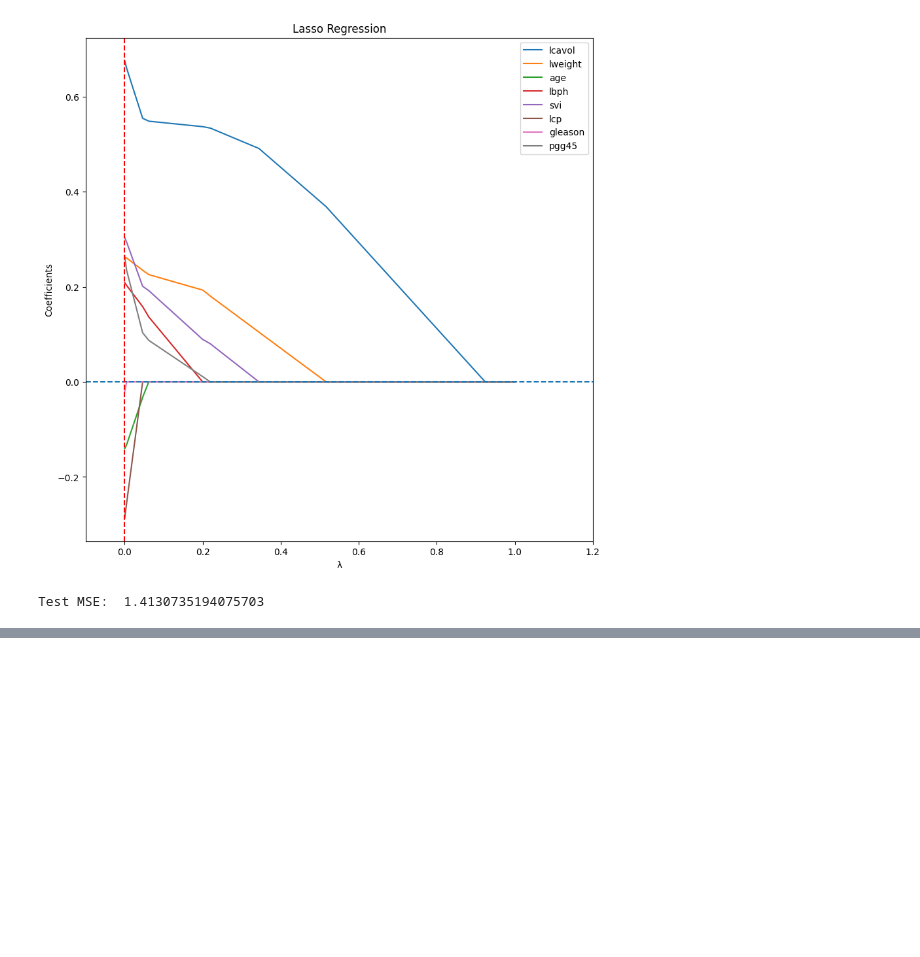
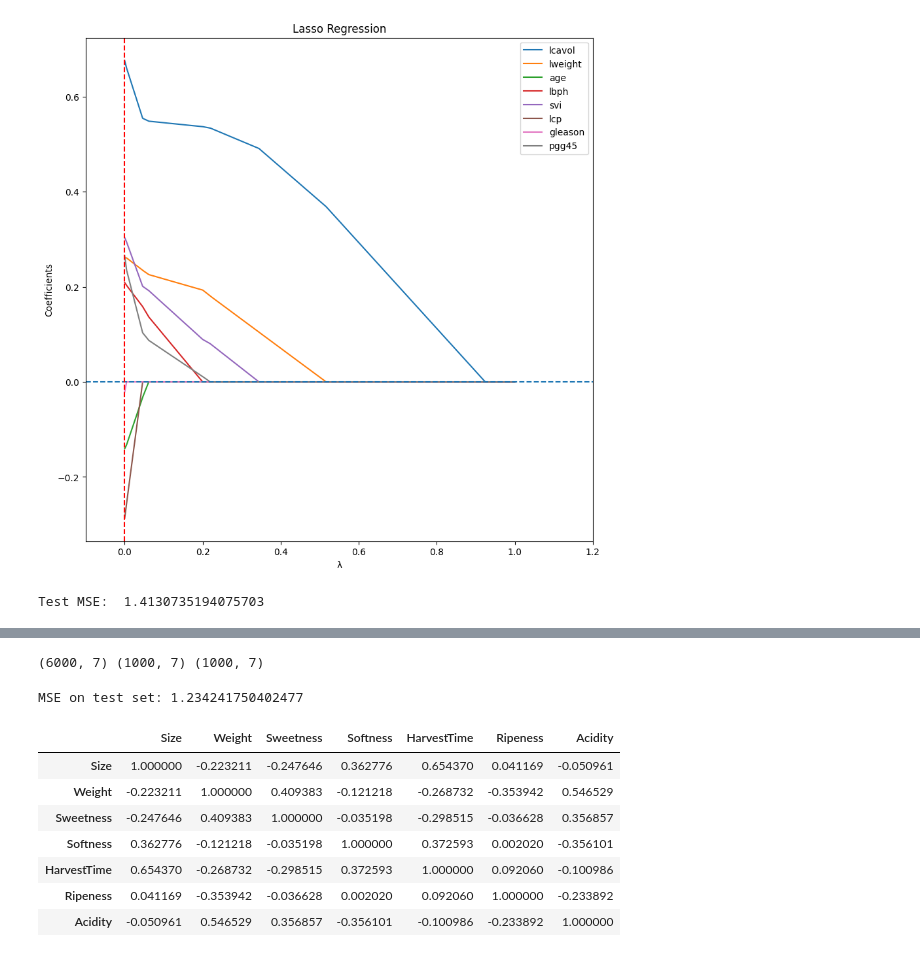
Before and after one commit to lizocf/ECE-475-Frequentist-ML, a Jupyter notebook: 1-linear-regression/lin-reg.ipynb, the cells around one changed output, grey strips where cells are left out. Drawn from its saved outputs; the diff is of its cells as text; code cells hidden in the pictures; blank space fills up the shorter version.

```diff
--- a/1-linear-regression/lin-reg.ipynb
+++ b/1-linear-regression/lin-reg.ipynb
@@ -300,0 +234,6 @@ Test MSE:  1.4130735194075703
+# %%
+# https://www.kaggle.com/datasets/l3llff/banana
+bananas_df = pd.read_csv('banana_quality.csv')
+
+bananas_df["Quality"] = bananas_df["Quality"].map({"Good": 1, "Bad": 0})
+bananas_df.head()
@@ -300,0 +247,4 @@ Test MSE:  1.4130735194075703
+# %%
+df_means = np.mean(bananas_df, axis=0)
+df_std = np.std(bananas_df, axis=0)
+bananas_df = (bananas_df - df_means) / df_std
@@ -300,0 +255,36 @@ Test MSE:  1.4130735194075703
+# %%
+X_train = df_train[:6000]
+y_train = df_y[:6000]
+
+X_val = df_train[6000:7000]
+y_val = df_y[6000:7000]
+
+X_test = df_train[7000:]
+y_test = df_y[7000:]
+
+print(X_train.shape, X_val.shape, X_test.shape)
+# %% [output]
+(6000, 7) (1000, 7) (1000, 7)
+# %%
+X_train_b = np.hstack((np.ones((X_train.shape[0], 1)), X_train))    # add bias terms (ones) to first col -> (N, p+1)
+X_test_b = np.hstack((np.ones((X_test.shape[0], 1)), X_test))
+
+beta = np.linalg.inv(X_train_b.T @ X_train_b) @ X_train_b.T @ y_train # shape: (9,), estimated coefficients
+
+y_pred = np.dot(X_test_b, beta) # estimate for tests
+mse = np.mean((y_test - y_pred)**2) # compute MSE
+
+print("MSE on test set:", mse)
+# %% [output]
+MSE on test set: 1.234241750402477
+# %%
+X_train.corr()  # does it have to be a lower triangle shape?
+# %% [output]
+|  | Size | Weight | Sweetness | Softness | HarvestTime | Ripeness | Acidity |
+| Size | 1.000000 | -0.223211 | -0.247646 | 0.362776 | 0.654370 | 0.041169 | -0.050961 |
+| Weight | -0.223211 | 1.000000 | 0.409383 | -0.121218 | -0.268732 | -0.353942 | 0.546529 |
+| Sweetness | -0.247646 | 0.409383 | 1.000000 | -0.035198 | -0.298515 | -0.036628 | 0.356857 |
+| Softness | 0.362776 | -0.121218 | -0.035198 | 1.000000 | 0.372593 | 0.002020 | -0.356101 |
+| HarvestTime | 0.654370 | -0.268732 | -0.298515 | 0.372593 | 1.000000 | 0.092060 | -0.100986 |
+| Ripeness | 0.041169 | -0.353942 | -0.036628 | 0.002020 | 0.092060 | 1.000000 | -0.233892 |
+| Acidity | -0.050961 | 0.546529 | 0.356857 | -0.356101 | -0.100986 | -0.233892 | 1.000000 |
```
Also changed, not shown: parts of 32 cells of this notebook, 1 other file.
